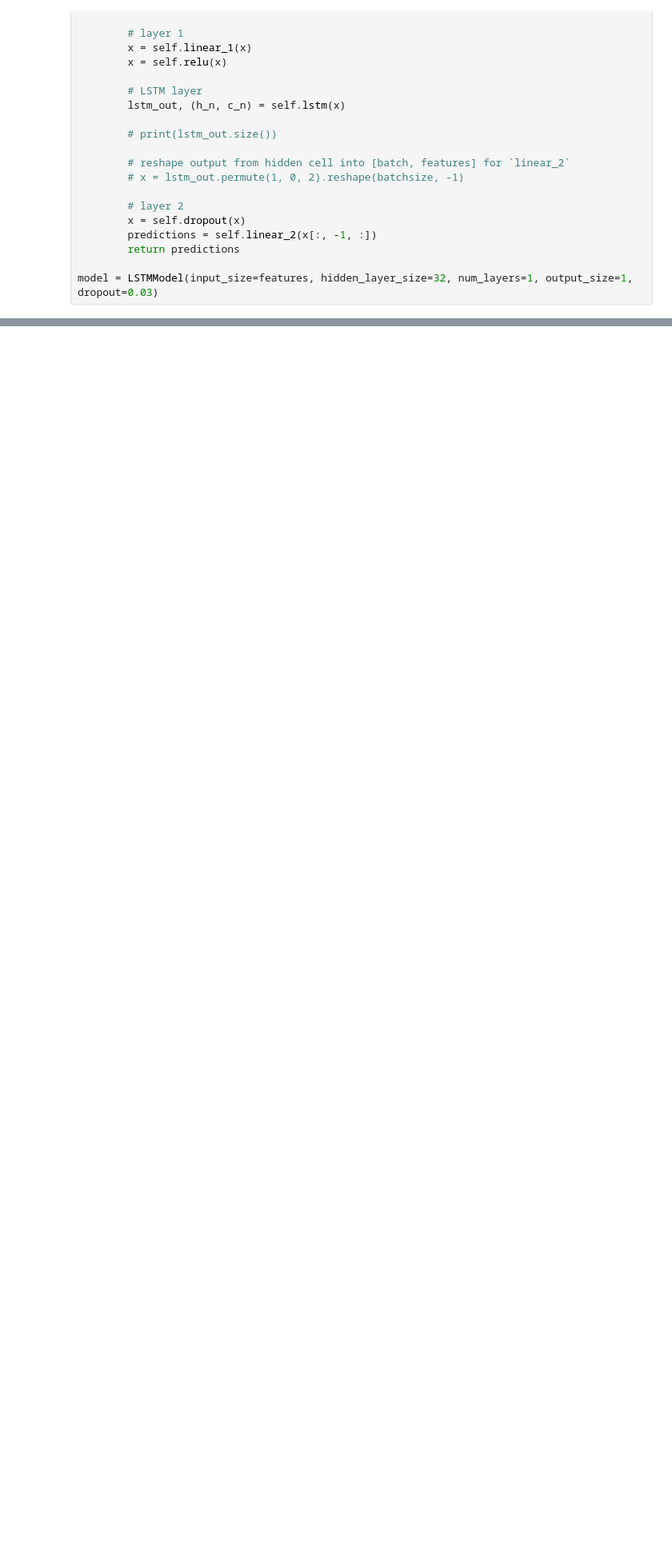
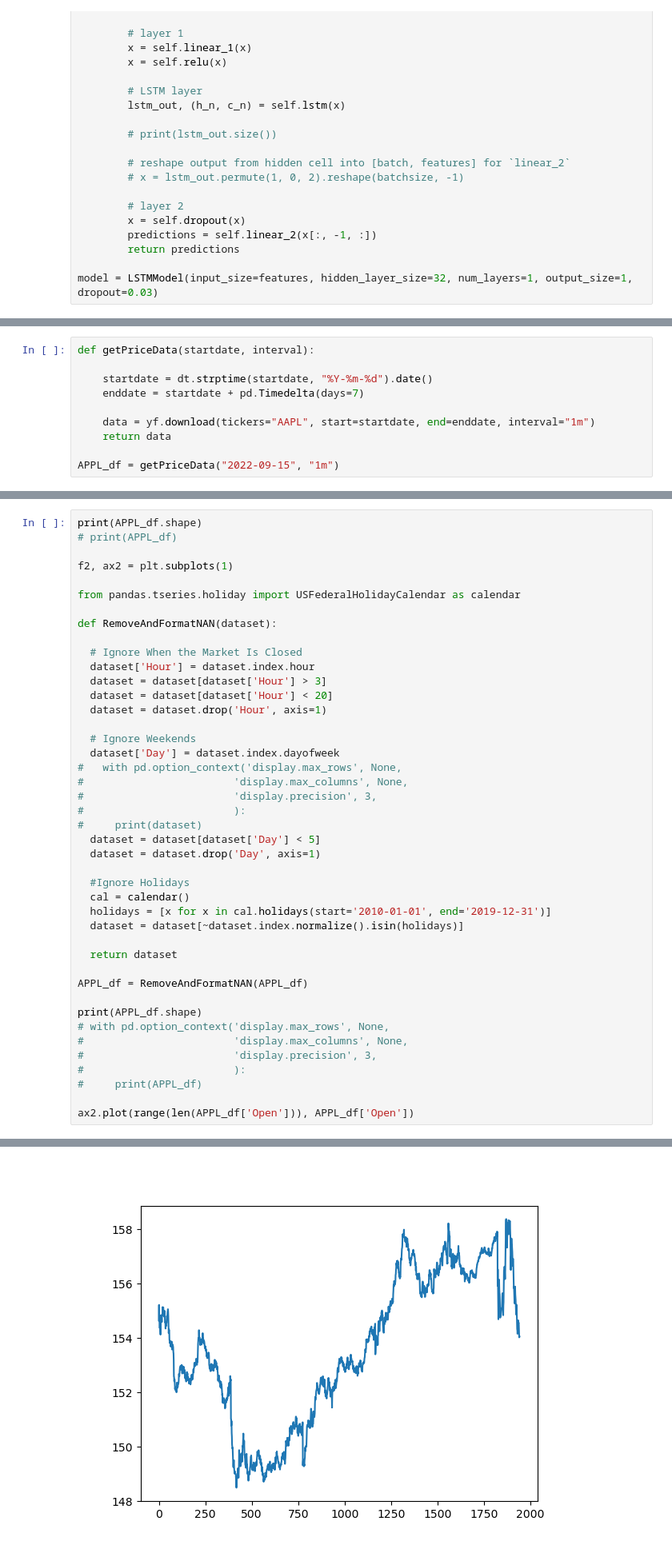
Before and after one commit to Aaronlozhkin/Apple-LSTM-Stock-Predictor, a Jupyter notebook: predictingAPPL.ipynb, the cells around one changed output, grey strips where cells are left out. Shown at 80% size. Cells and saved outputs as stored; diff of their text form; blank space fills up the shorter version.

```diff
--- a/predictingAPPL.ipynb
+++ b/predictingAPPL.ipynb
@@ -400,0 +420,10 @@ plt.show(f3)
+# %%
+def getPriceData(startdate, interval):
+
+    startdate = dt.strptime(startdate, "%Y-%m-%d").date()
+    enddate = startdate + pd.Timedelta(days=7)
+
+    data = yf.download(tickers="AAPL", start=startdate, end=enddate, interval="1m")
+    return data
+
+APPL_df = getPriceData("2022-09-15", "1m")
@@ -400,0 +432,44 @@ plt.show(f3)
+# %%
+print(APPL_df.shape)
+# print(APPL_df)
+
+f2, ax2 = plt.subplots(1)
+
+from pandas.tseries.holiday import USFederalHolidayCalendar as calendar
+
+def RemoveAndFormatNAN(dataset):
+
+  # Ignore When the Market Is Closed
+  dataset['Hour'] = dataset.index.hour
+  dataset = dataset[dataset['Hour'] > 3]
+  dataset = dataset[dataset['Hour'] < 20]
+  dataset = dataset.drop('Hour', axis=1)
+
+  # Ignore Weekends
+  dataset['Day'] = dataset.index.dayofweek
+#   with pd.option_context('display.max_rows', None,
+#                        'display.max_columns', None,
+#                        'display.precision', 3,
+#                        ):
+#     print(dataset)
+  dataset = dataset[dataset['Day'] < 5]
+  dataset = dataset.drop('Day', axis=1)
+
+  #Ignore Holidays
+  cal = calendar()
+  holidays = [x for x in cal.holidays(start='2010-01-01', end='2019-12-31')]
+  dataset = dataset[~dataset.index.normalize().isin(holidays)]
+
+  return dataset
+
+APPL_df = RemoveAndFormatNAN(APPL_df)
+
+print(APPL_df.shape)
+# with pd.option_context('display.max_rows', None,
+#                        'display.max_columns', None,
+#                        'display.precision', 3,
+#                        ):
+#     print(APPL_df)
+
+ax2.plot(range(len(APPL_df['Open'])), APPL_df['Open'])
+# %% [output]
@@ -400,0 +479 @@ plt.show(f3)
+[figure, added]
```
Also changed, not shown: parts of 16 cells of this notebook.
